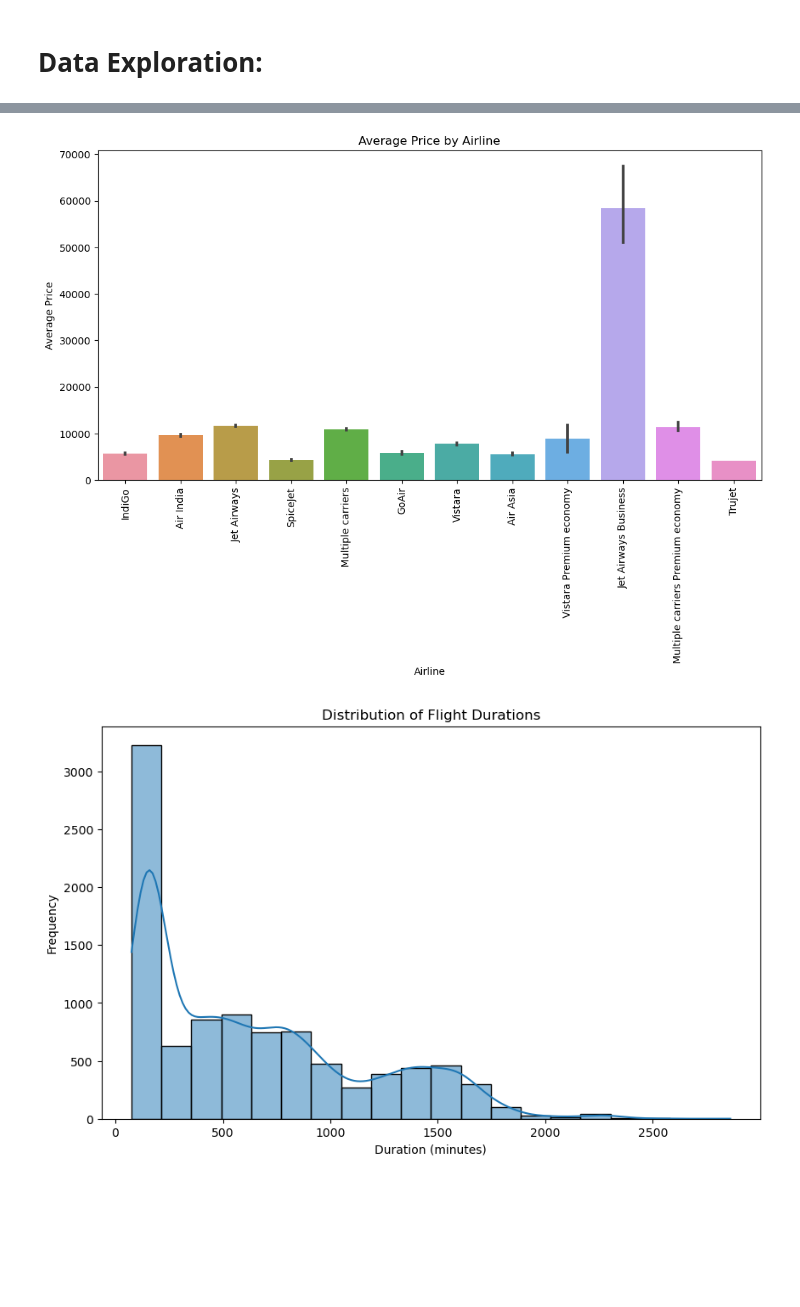
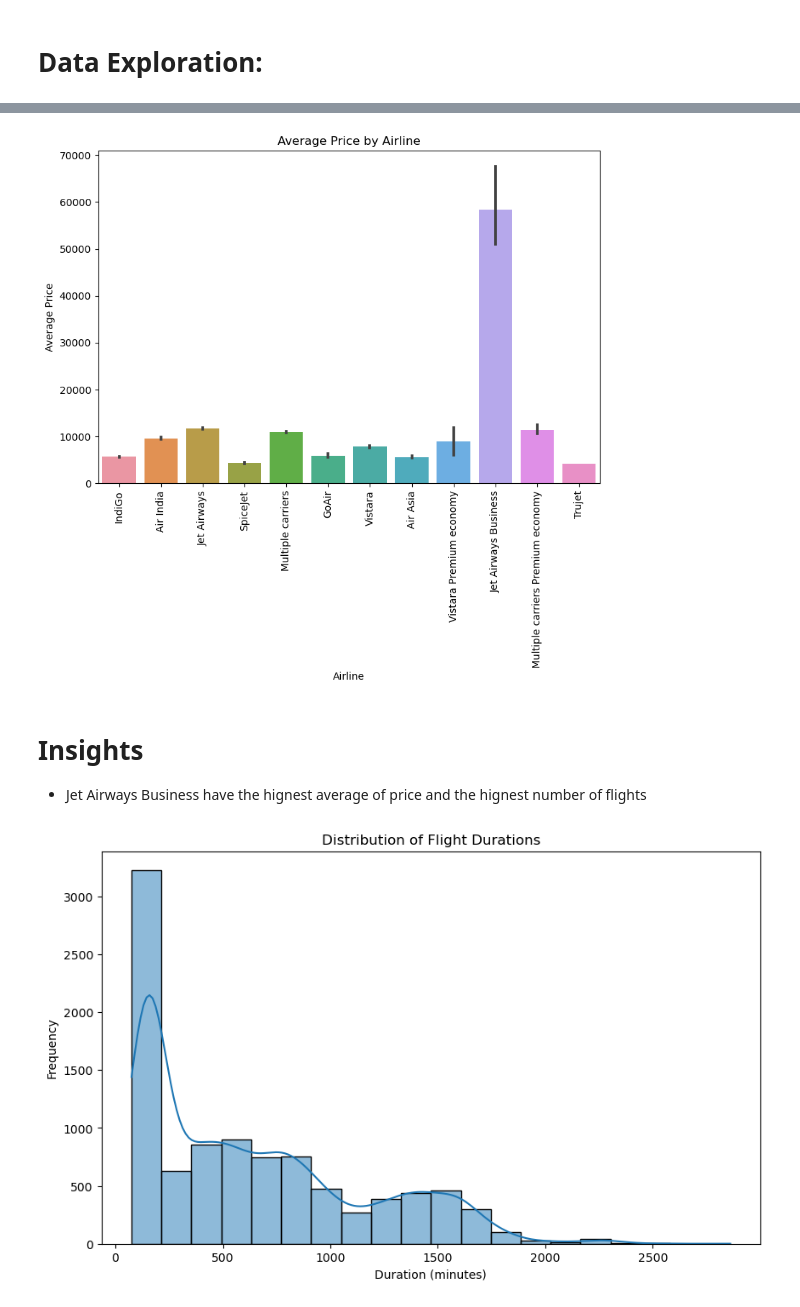
Before and after one commit to AstuceByMouna/DataScience, a Jupyter notebook: FlightPricePrediction/Linear_regression_Flight-Fare.ipynb, the cells around one changed output, grey strips where cells are left out. Drawn from its saved outputs; the diff is of its cells as text; code cells hidden in the pictures; blank space fills up the shorter version.

```diff
--- a/FlightPricePrediction/Linear_regression_Flight-Fare.ipynb
+++ b/FlightPricePrediction/Linear_regression_Flight-Fare.ipynb
@@ -252,12 +190,11 @@ plt.show()
 # %%
-# 3. Categorical Variables
-# Bar chart of Price by Airline
-plt.figure(figsize=(12, 6))
+# Plot the distribution of Price by Airline
+plt.figure(figsize=(9, 6))
 sns.barplot(x='Airline', y='Price', data=df)
 plt.title('Average Price by Airline')
 plt.xticks(rotation=90)
 plt.xlabel('Airline')
 plt.ylabel('Average Price')
 plt.show()
 # %% [output]
-[figure, old version]
+[figure, new version]
@@ -266 +201,4 @@ plt.show()
+# %% [markdown]
+# Insights
+* Jet Airways Business have the hignest average of price and the hignest number of flights
 # %%
```
Also changed, not shown: parts of 14 cells of this notebook.
